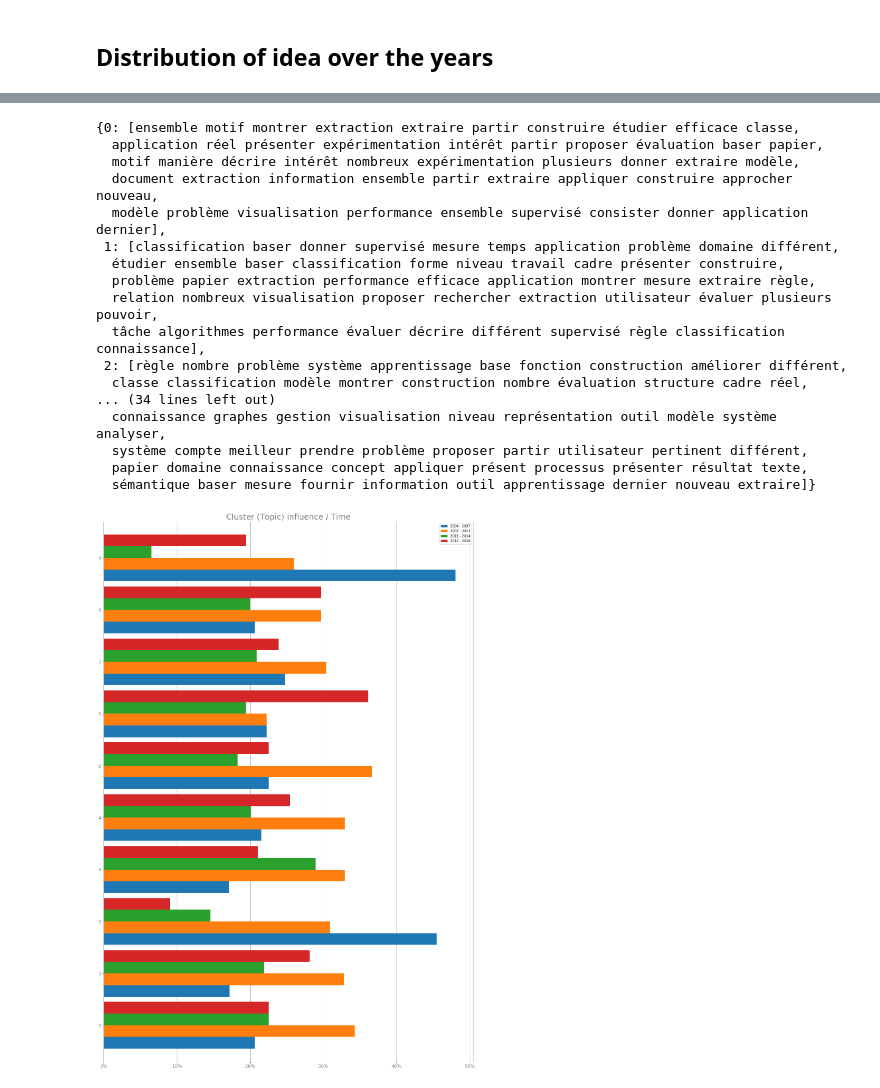
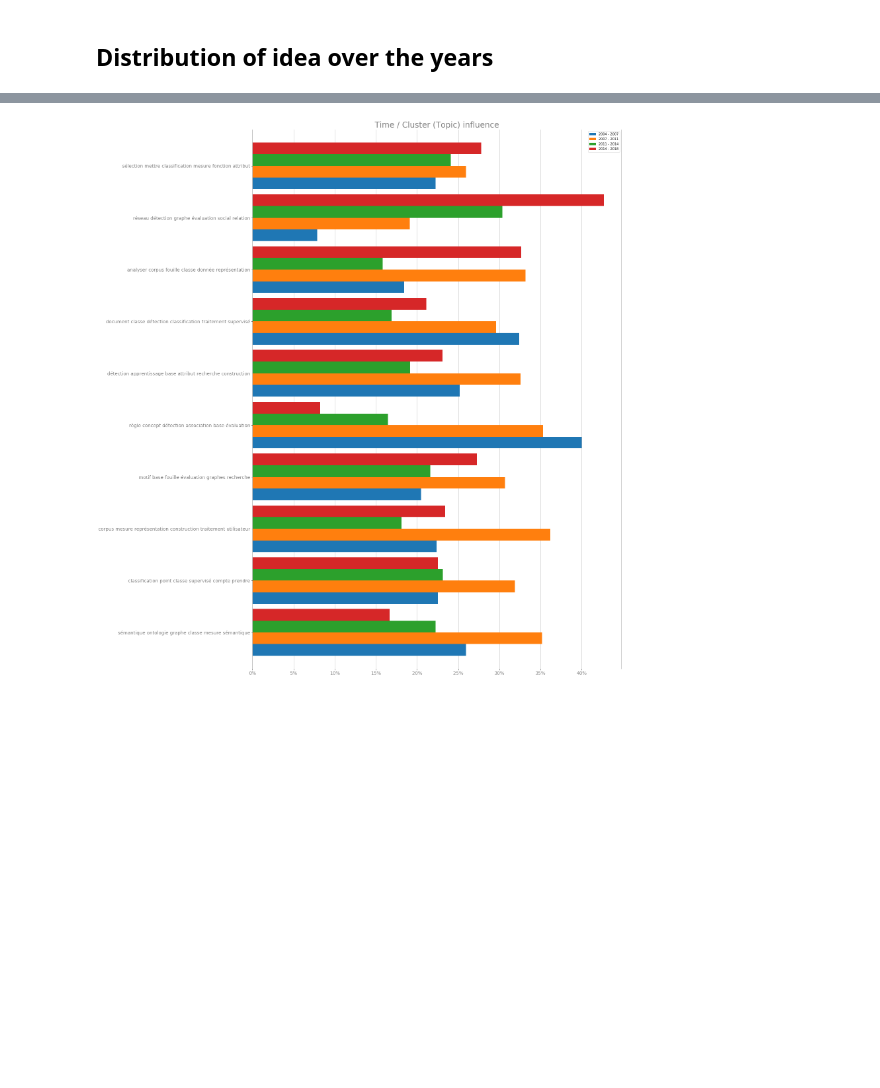
Before and after one commit to pchampio/EGC-2020, a Jupyter notebook: summary.ipynb, the cells around one changed output, grey strips where cells are left out. Cells and saved outputs as stored; diff of their text form; code cells hidden in the pictures; blank space fills up the shorter version.

Commit message:
Label with plot
Former-commit-id: f4e60c83066b4640eb31fd49df45cf8a9e0e4fb5

```diff
--- a/summary.ipynb
+++ b/summary.ipynb
@@ -185,7 +189,7 @@ corpus_for_lda = bow_corpus
 if USE_TF_IDF:
     corpus_for_lda = corpus_tfidf
 
-lda_model = gensim.models.LdaMulticore(corpus_tfidf, num_topics=500, id2word=id2word, passes=2,  workers=4)
+lda_model = gensim.models.LdaMulticore(corpus_tfidf, num_topics=50, id2word=id2word, passes=20, iterations=400,  workers=4, eval_every=None)
 # %%
 for idx, topic in lda_model.print_topics(-1)[:5]:
     print('\nTopic: {} \nWords: {}'.format(idx, topic))
@@ -441,48 +504,31 @@ Int64Index([2004, 2007, 2011, 2014, 2018], dtype='int64')
 # %%
 from matplotlib.ticker import FuncFormatter
 
 # Plot
 df_label_count_sampled_year.plot.barh(figsize=(20, 30), width=0.9)
-plt.title('Cluster (Topic) influence / Time', fontsize= 24, color='gray')
+plt.title('Time / Cluster (Topic) influence', fontsize= 24, color='gray')
 
 ## PlotSwagg ##
 plt.yticks(fontsize=14, rotation=0, color='gray')
 plt.xticks(fontsize=14, rotation=0, color='gray')
 
 # Cleanest Percent
-plt.gca().xaxis.set_major_formatter(FuncFormatter(lambda y, _: '{:.0%}'.format(y)))
+plt.gca().xaxis.set_major_formatter(FuncFormatter(lambda x, _: '{:.0%}'.format(x)))
+plt.gca().yaxis.set_major_formatter(FuncFormatter(lambda y, _: '{}'.format(" ".join(labels[y]))))
 
 # Less border
 plt.gca().xaxis.grid(True)
 plt.gca().spines['top'].set_visible(False)
 plt.gca().spines['bottom'].set_visible(False)
 plt.gca().spines['left'].set_edgecolor('gray')
 plt.gca().spines['right'].set_edgecolor('gray')
 
 # Percent line under the barH
 plt.gca().set_axisbelow(True)
 
-display(testing)
 plt.show()
 # %% [output]
-{0: [ensemble motif montrer extraction extraire partir construire étudier efficace classe,
-  application réel présenter expérimentation intérêt partir proposer évaluation baser papier,
-  motif manière décrire intérêt nombreux expérimentation plusieurs donner extraire modèle,
-  document extraction information ensemble partir extraire appliquer construire approcher nouveau,
-  modèle problème visualisation performance ensemble supervisé consister donner application dernier],
- 1: [classification baser donner supervisé mesure temps application problème domaine différent,
-  étudier ensemble baser classification forme niveau travail cadre présenter construire,
-  problème papier extraction performance efficace application montrer mesure extraire règle,
-  relation nombreux visualisation proposer rechercher extraction utilisateur évaluer plusieurs pouvoir,
-  tâche algorithmes performance évaluer décrire différent supervisé règle classification connaissance],
- 2: [règle nombre problème système apprentissage base fonction construction améliorer différent,
-  classe classification modèle montrer construction nombre évaluation structure cadre réel,
-... (34 lines left out)
-  connaissance graphes gestion visualisation niveau représentation outil modèle système analyser,
-  système compte meilleur prendre problème proposer partir utilisateur pertinent différent,
-  papier domaine connaissance concept appliquer présent processus présenter résultat texte,
-  sémantique baser mesure fournir information outil apprentissage dernier nouveau extraire]}
-[figure, old version]
+[figure, new version]
 # %%
 # Dump
 if False:
```
Also changed, not shown: parts of 16 cells of this notebook.
